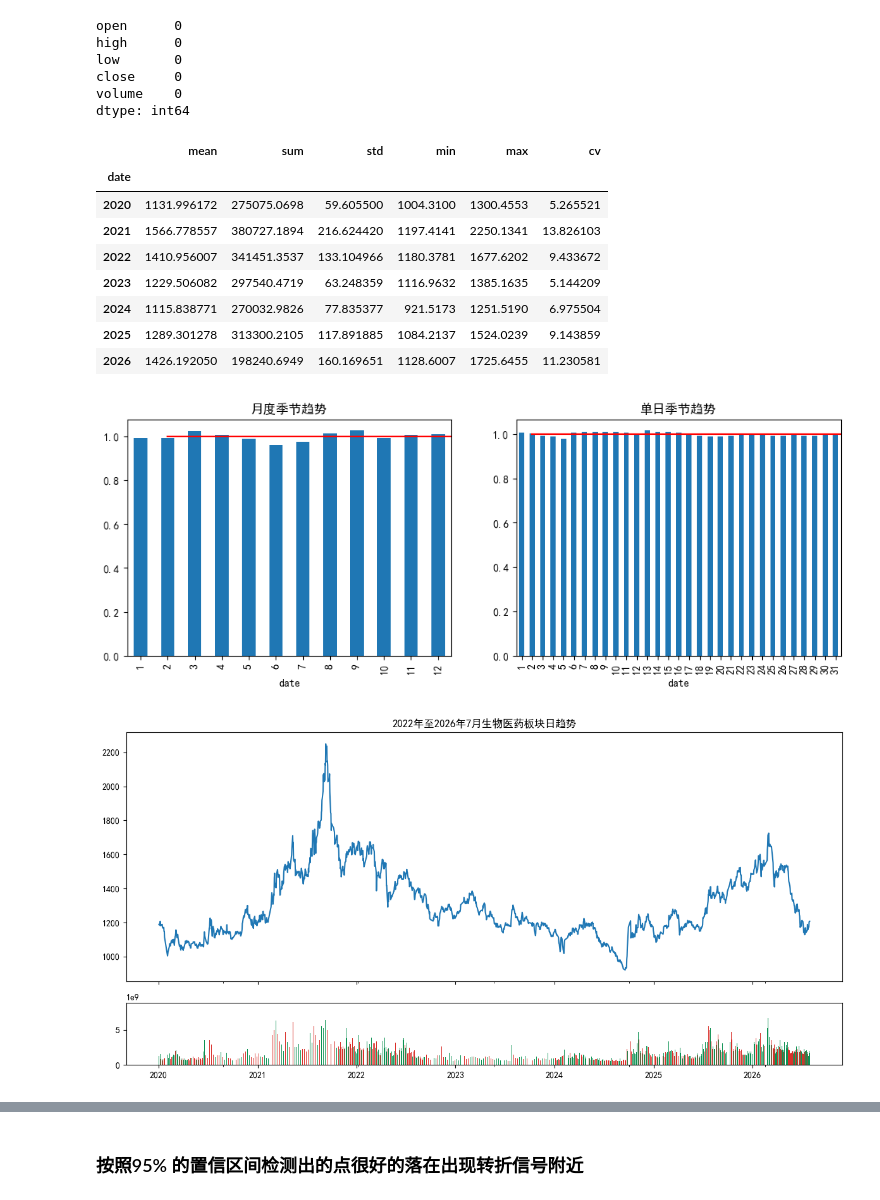
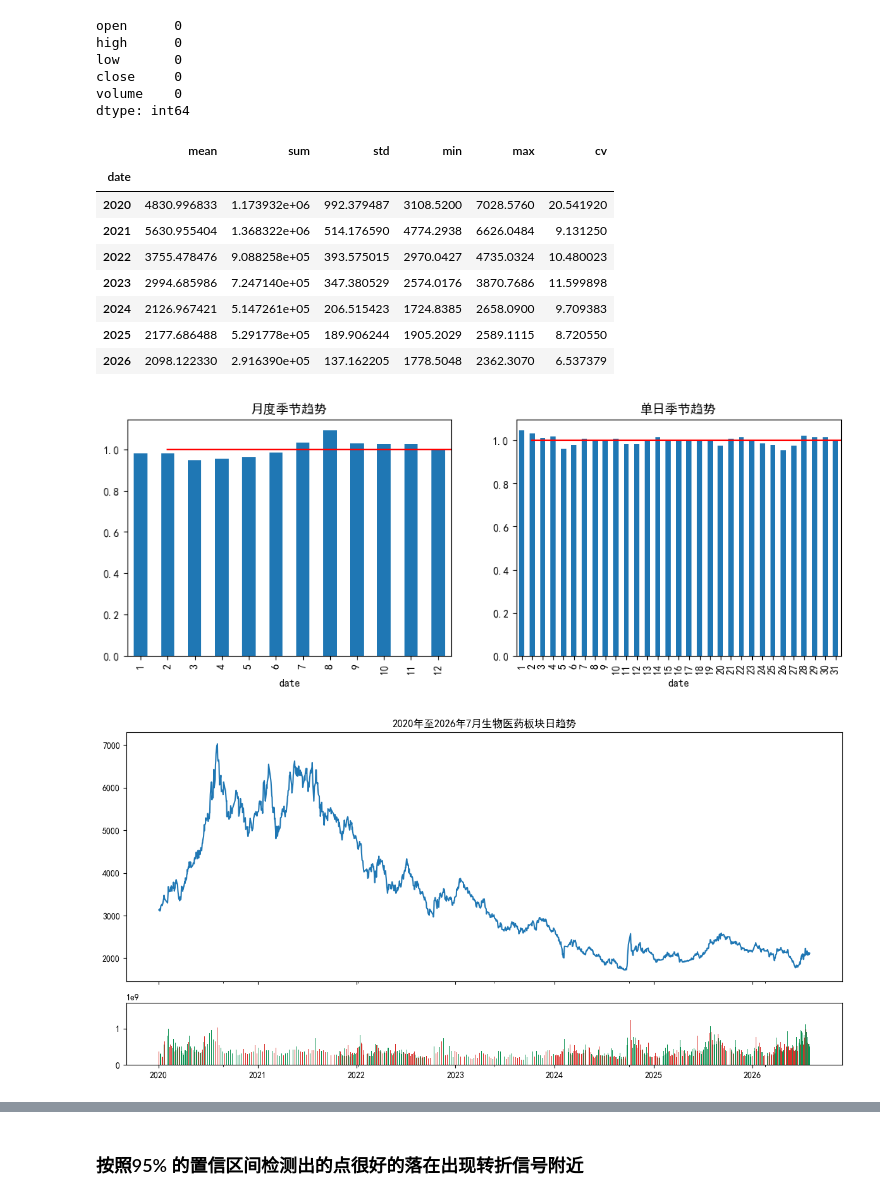
Before and after one commit to Simon-Wendy/analytical, a Jupyter notebook: HealthcareSector/code/healthcareSector.ipynb, the cells around one changed output, grey strips where cells are left out. Drawn from its saved outputs; the diff is of its cells as text; code cells hidden in the pictures.

```diff
--- a/HealthcareSector/code/healthcareSector.ipynb
+++ b/HealthcareSector/code/healthcareSector.ipynb
@@ -42,10 +43,10 @@ plt.rcParams['axes.unicode_minus'] = False    # 正确显示负号
 import warnings
 warnings.filterwarnings('ignore')
 # %%
-# 获取交易股票数据
+# 获取交易股票数据 - 中证生物医药
 lg = bs.login()
 rs = bs.query_history_k_data_plus(
-    "sz.399440",  # 上海市场需加 sh. 前缀
+    "sz.399441",  # 上海市场需加 sh. 前缀
     "date,open,high,low,close,volume",
     start_date="2020-01-01",
     end_date="2026-7-31"
@@ -112,13 +113,13 @@ data_stats
 # %% [output]
 |  | mean | sum | std | min | max | cv |
 | date |  |  |  |  |  |  |
-| 2020 | 1131.996172 | 275075.0698 | 59.605500 | 1004.3100 | 1300.4553 | 5.265521 |
-| 2021 | 1566.778557 | 380727.1894 | 216.624420 | 1197.4141 | 2250.1341 | 13.826103 |
-| 2022 | 1410.956007 | 341451.3537 | 133.104966 | 1180.3781 | 1677.6202 | 9.433672 |
-| 2023 | 1229.506082 | 297540.4719 | 63.248359 | 1116.9632 | 1385.1635 | 5.144209 |
-| 2024 | 1115.838771 | 270032.9826 | 77.835377 | 921.5173 | 1251.5190 | 6.975504 |
-| 2025 | 1289.301278 | 313300.2105 | 117.891885 | 1084.2137 | 1524.0239 | 9.143859 |
-| 2026 | 1426.192050 | 198240.6949 | 160.169651 | 1128.6007 | 1725.6455 | 11.230581 |
+| 2020 | 4830.996833 | 1.173932e+06 | 992.379487 | 3108.5200 | 7028.5760 | 20.541920 |
+| 2021 | 5630.955404 | 1.368322e+06 | 514.176590 | 4774.2938 | 6626.0484 | 9.131250 |
+| 2022 | 3755.478476 | 9.088258e+05 | 393.575015 | 2970.0427 | 4735.0324 | 10.480023 |
+| 2023 | 2994.685986 | 7.247140e+05 | 347.380529 | 2574.0176 | 3870.7686 | 11.599898 |
+| 2024 | 2126.967421 | 5.147261e+05 | 206.515423 | 1724.8385 | 2658.0900 | 9.709383 |
+| 2025 | 2177.686488 | 5.291778e+05 | 189.906244 | 1905.2029 | 2589.1115 | 8.720550 |
+| 2026 | 2098.122330 | 2.916390e+05 | 137.162205 | 1778.5048 | 2362.3070 | 6.537379 |
 # %%
 #月度的整体情况
 data_stats_month = data.groupby(data.index.month)['close'].agg(['mean','sum','std','min','max'])
@@ -139,21 +140,21 @@ axs[1].plot(data_stats_day.index,y,color='red')
 axs[1].set_title('单日季节趋势')
 plt.show()
 # %% [output]
-[figure, old version]
+[figure, new version]
 # %%
 fig,axs = plt.subplots(2,1,sharex=True,figsize=(12,6),height_ratios=(4,1))
 data['close'].plot(ax = axs[0])
-axs[0].set_title('2022年至2026年7月生物医药板块日趋势')
+axs[0].set_title('2020年至2026年7月生物医药板块日趋势')
 colors = ['#0D9253' if c>o else '#D9302A' for c,o in zip(data['close'],data['open'])]
 axs[1].bar(data.index,data['volume'].values,color=colors)
 
 axs[1].xaxis.set_major_locator(mdates.AutoDateLocator())
 axs[1].xaxis.set_major_formatter(mdates.AutoDateFormatter(axs[1].xaxis.get_major_locator())) # 根据数量自动调整标签
 plt.tight_layout()
 plt.savefig(r'../image/stock_price_trend.png')
 plt.show()
 # %% [output]
-[figure, old version]
+[figure, new version]
 # %%
 fig,(ax1,ax) = plt.subplots(1,2,figsize=(12,4))
 dis_ = data['volume']
```
Also changed, not shown: parts of 58 cells of this notebook, 14 other files.
